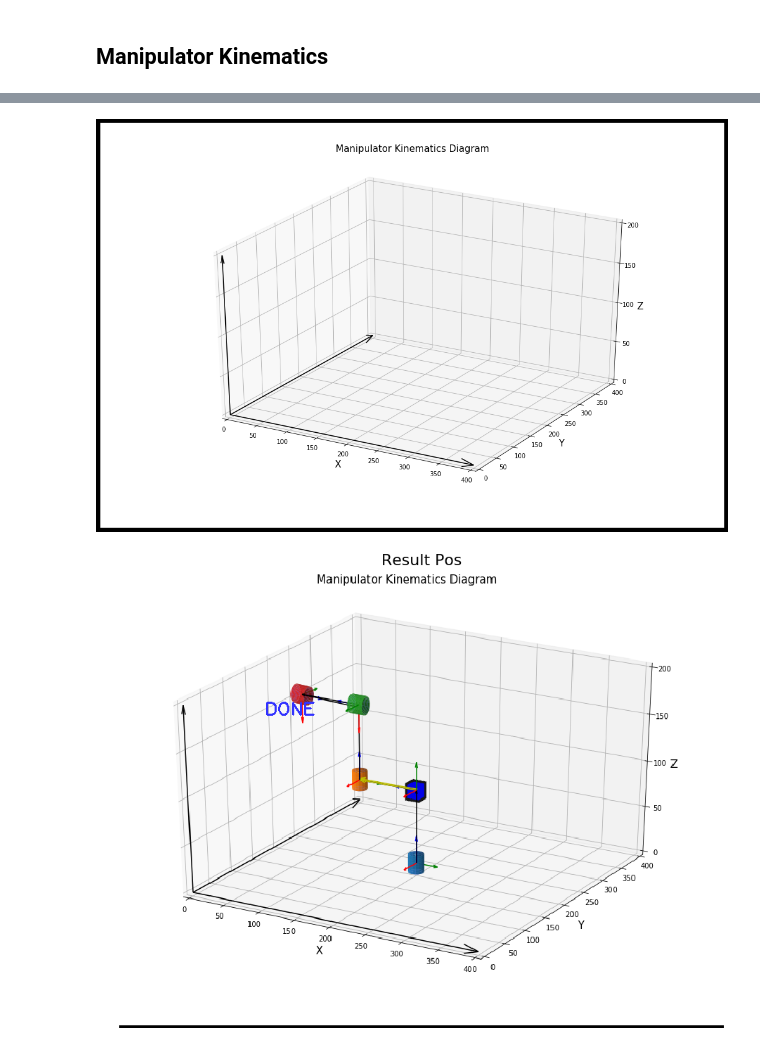
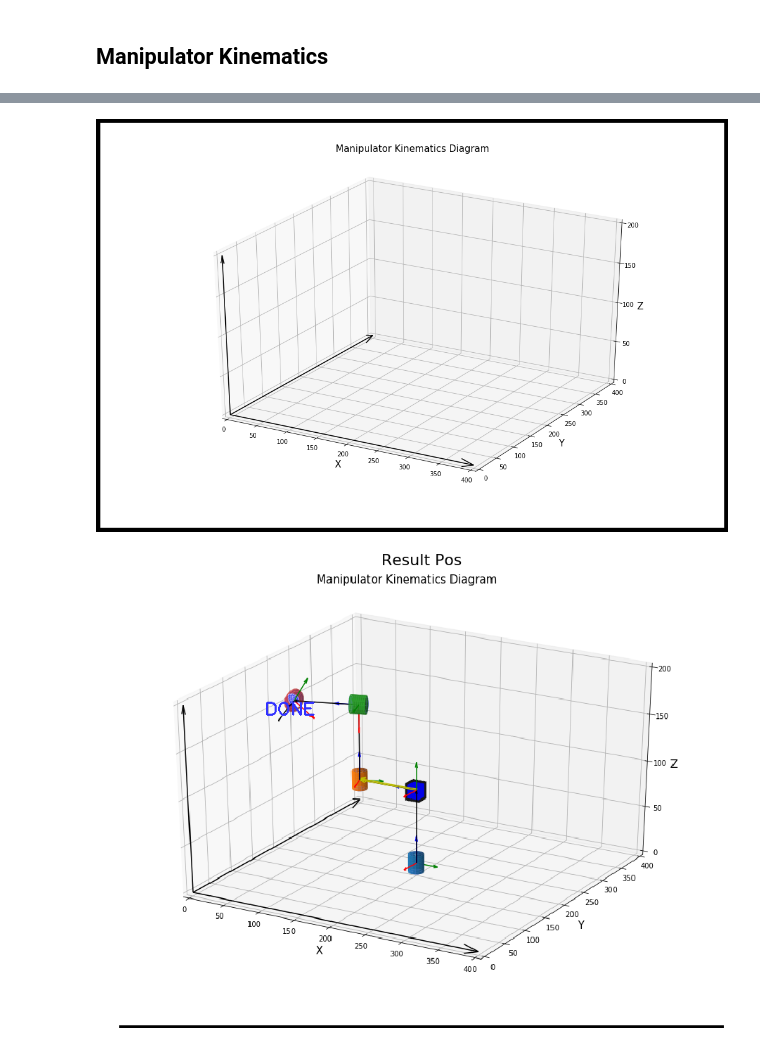
Before and after one commit to Mafeuz/Robotics, a Jupyter notebook: Manipulator Kinematics/Manipulator Kinematics.ipynb, the cells around one changed output, grey strips where cells are left out. Saved outputs shown, nothing was run; the diff lists cells and outputs as text; code cells hidden in the pictures.

Commit message:
fixed previous angle mov problem

```diff
--- a/Manipulator Kinematics/Manipulator Kinematics.ipynb
+++ b/Manipulator Kinematics/Manipulator Kinematics.ipynb
@@ -92,7 +92,7 @@ while True:
 
     # Prismatic:
     L3+=3*i
-    if (L3 > 120):
+    if (L3 > 110):
         i = -1
     if (L3 < 80):
         i = 1
@@ -113,11 +113,11 @@ while True:
     F2_mov_angle   = 0
     F2_jointType   = 'Prismatic Joint'
     d2_min         = 80
-    d2_max         = 140
+    d2_max         = 120
 
     # Frame 3:
     Link3          = 130
-    F3_orientation = (90,0,0)
+    F3_orientation = (0,0,0)
     F3_mov_angle   = theta2
     F3_jointType   = 'Revolute Joint'
     d3_min         = -60
@@ -125,7 +125,7 @@ while True:
 
     # Frame 4:
     Link4          = 100
-    F4_orientation = (0,0,0)
+    F4_orientation = (90,0,0)
     F4_mov_angle   = theta4
     F4_jointType   = 'Revolute Joint'
     d4_min         = -90
@@ -133,7 +133,7 @@ while True:
 
     # Frame 5:
     Link5          = 80
-    F5_orientation = (90,0,0)
+    F5_orientation = (0,0,0)
     F5_mov_angle   = theta5
     F5_jointType   = 'Revolute Joint'
     d5_min         = -90
@@ -143,7 +143,7 @@ while True:
     frameTwo   = [Link2, F2_orientation, F2_mov_angle, F2_jointType, d2_min, d2_max]
     frameThree = [Link3, F3_orientation, F3_mov_angle, F3_jointType, d3_min, d3_max]
     frameFour  = [Link4, F4_orientation, F4_mov_angle, F4_jointType, d4_min, d4_max]
-    frameFive  = [Link5, F5_orientation, 0, F5_jointType, d5_min, d5_max]
+    frameFive  = [Link5, F5_orientation, F5_mov_angle, F5_jointType, d5_min, d5_max]
 
     frame_list = [frameOne, frameTwo, frameThree, frameFour, frameFive]
 
@@ -189,6 +192,7 @@ def search(x_goal, y_goal, z_goal, frame_list, inc_factor=20):
 
     d_min = frameOne[7]
     d_max = frameOne[8]
+
 
     for d in np.arange(d_min, d_max, (d_max - d_min)/inc_factor):
 
@@ -234,7 +238,7 @@ def search(x_goal, y_goal, z_goal, frame_list, inc_factor=20):
 
     for n, frame in enumerate(frame_list):
 
-        if (n>0):
+        if (n > 0):
 
             distance_list = []
             displacement_list = []
@@ -280,7 +284,7 @@ def search(x_goal, y_goal, z_goal, frame_list, inc_factor=20):
 
             if frame[3] == 'Prismatic Joint':
                 frame_list[n][0] = best_displacement
-                results = [[frame_list[n][0]]]
+                results.append([[frame_list[n][0]]])
 
     cv2.putText(img, 'DONE', (200,200), cv2.FONT_HERSHEY_SIMPLEX, 0.8, (255, 50, 50), 2)
     cv2.imshow("Grid", img)
@@ -344,7 +348,7 @@ x_goal = 100
 y_goal = 200
 z_goal = 150
 
-results, end_effector = search(x_goal, y_goal, z_goal, frame_list, inc_factor=30)
+results, end_effector = search(x_goal, y_goal, z_goal, frame_list, inc_factor=5)
 
 print('Displacement Results:', results)
 print('End Effector Posistion:', end_effector, ' Desired Pos:', (x_goal, y_goal, z_goal))
@@ -369,2 +358,2 @@ End Effector Posistion: (119.56175162946187, 191.63772293858773, 170.0)  Desired
 [figure]
-[figure, old version]
+[figure, new version]
```
Also changed, not shown: parts of 2 cells of this notebook, 2 other files.
